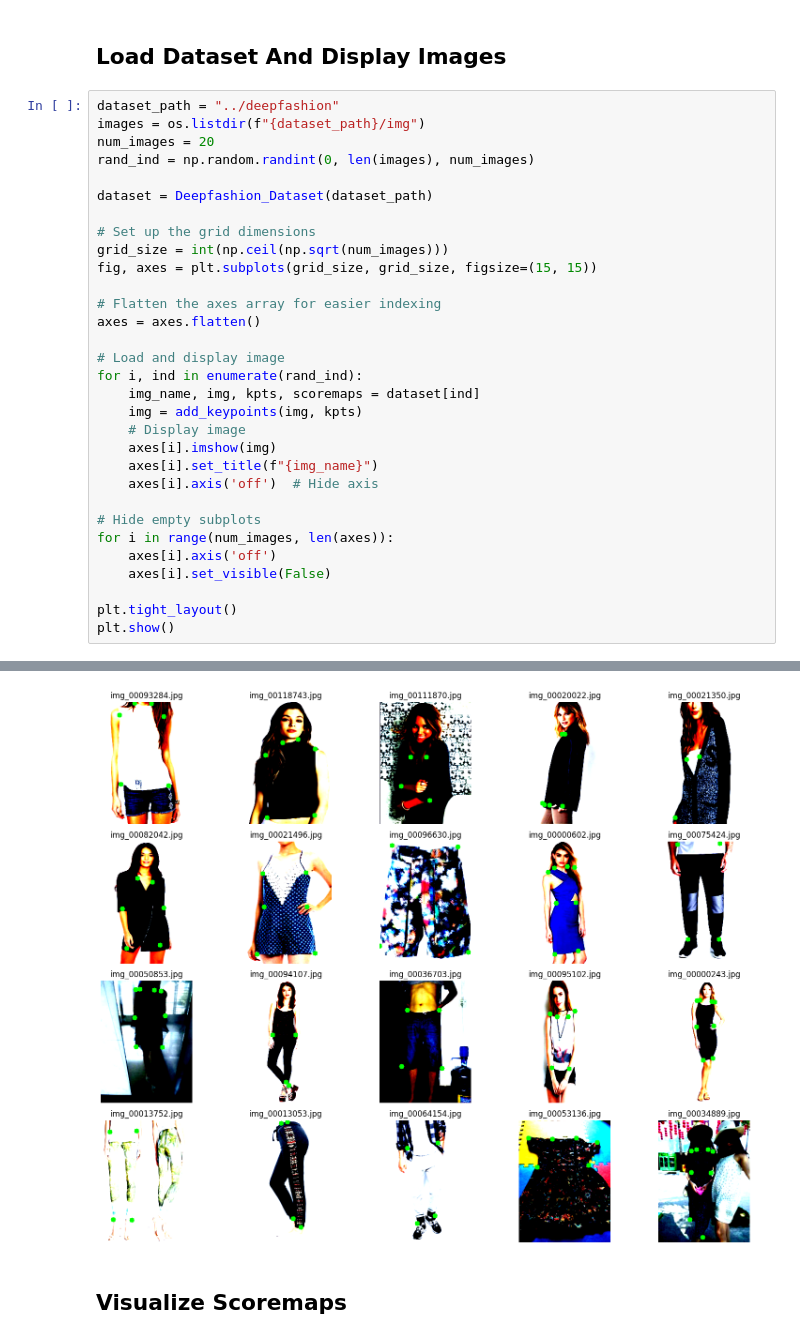
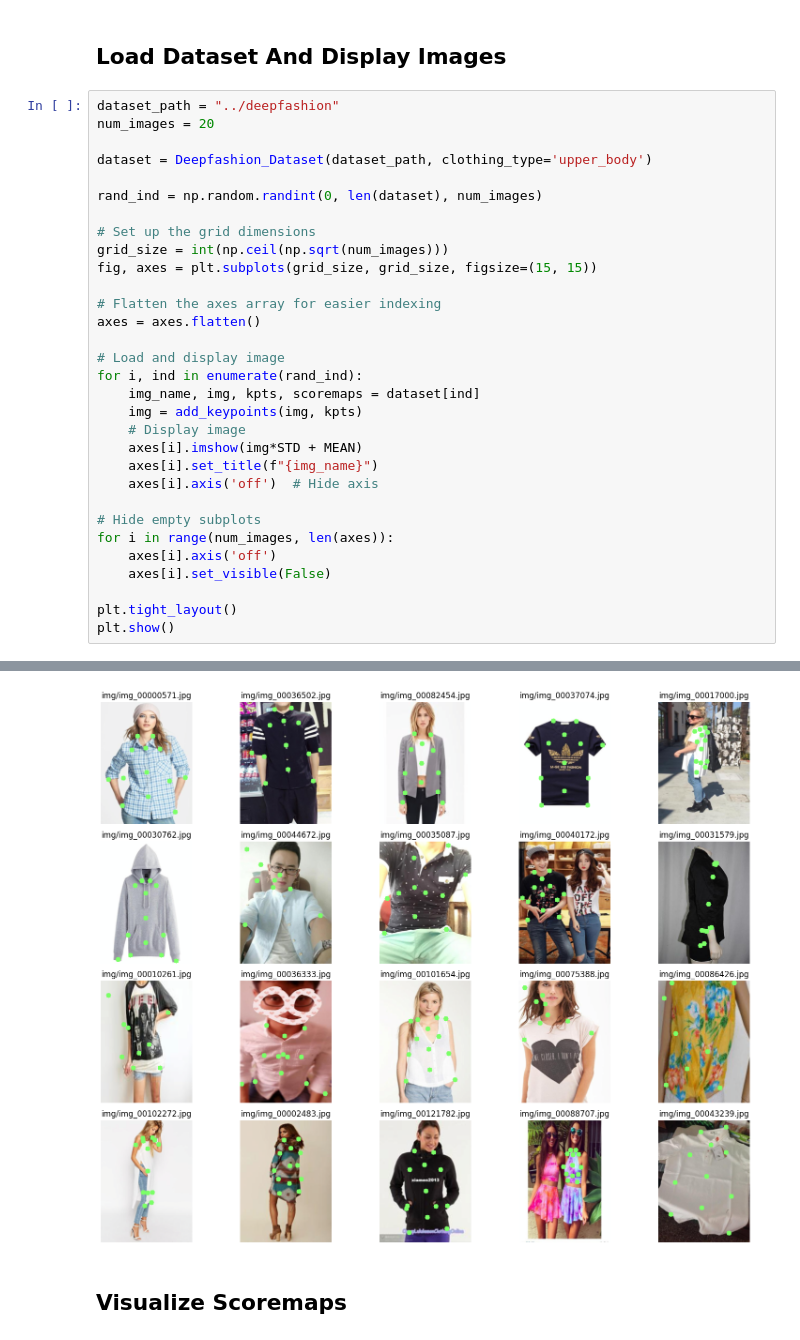
Before and after one commit to Mudhdhoo/CS224G_TechPackAI, a Jupyter notebook: finetune/vis_deepfashion.ipynb, the cells around one changed output, grey strips where cells are left out. Cells and saved outputs as stored; diff of their text form.

```diff
--- a/finetune/vis_deepfashion.ipynb
+++ b/finetune/vis_deepfashion.ipynb
@@ -20,11 +21,11 @@ The autoreload extension is already loaded. To reload it, use:
 ## Load Dataset And Display Images
 # %%
 dataset_path = "../deepfashion"
-images = os.listdir(f"{dataset_path}/img")
 num_images = 20
-rand_ind = np.random.randint(0, len(images), num_images)
 
-dataset = Deepfashion_Dataset(dataset_path)
+dataset = Deepfashion_Dataset(dataset_path, clothing_type='upper_body')
+
+rand_ind = np.random.randint(0, len(dataset), num_images)
 
 # Set up the grid dimensions
 grid_size = int(np.ceil(np.sqrt(num_images)))
@@ -38,7 +39,7 @@ for i, ind in enumerate(rand_ind):
     img_name, img, kpts, scoremaps = dataset[ind]
     img = add_keypoints(img, kpts)
     # Display image
-    axes[i].imshow(img)
+    axes[i].imshow(img*STD + MEAN)
     axes[i].set_title(f"{img_name}")
     axes[i].axis('off')  # Hide axis
 
@@ -70,4 +71,4 @@ Clipping input data to the valid range for imshow with RGB data ([0..1] for floa
-[figure, old version]
+[figure, new version]
 # %% [markdown]
 ## Visualize Scoremaps
 # %%
```
Also changed, not shown: parts of 4 cells of this notebook, 12 other files.
